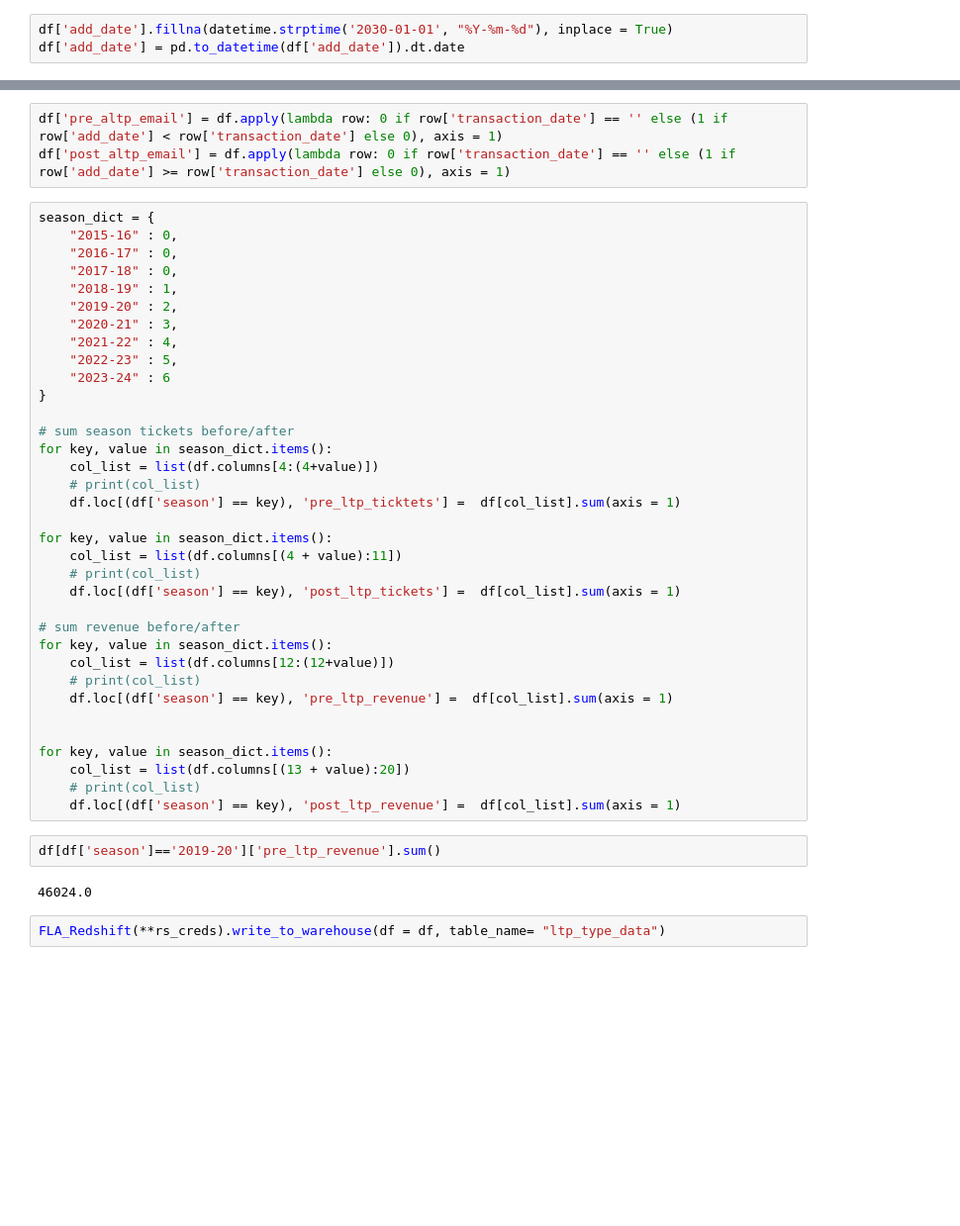
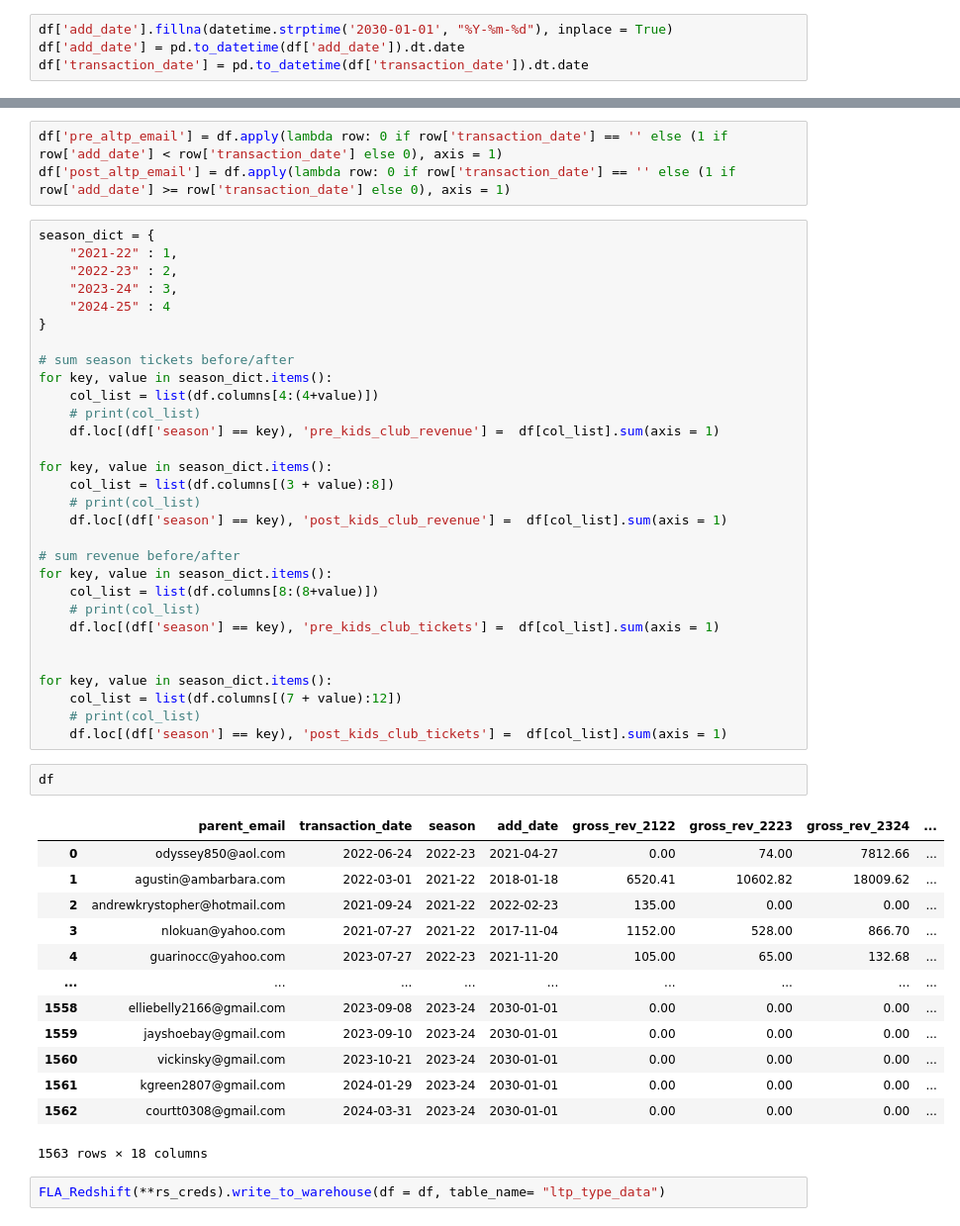
Before and after one commit to riffere-fla/pandas_party, a Jupyter notebook: ltp_2324.ipynb, the cells around one changed output, grey strips where cells are left out. Shown at 99% size. Cells and saved outputs as stored; diff of their text form; blank space fills up the shorter version.

```diff
--- a/ltp_2324.ipynb
+++ b/ltp_2324.ipynb
@@ -205,3 +296,4 @@ df = FLA_Redshift(**rs_creds).query_warehouse(sql_string = q)
 # %%
 df['add_date'].fillna(datetime.strptime('2030-01-01', "%Y-%m-%d"), inplace = True)
 df['add_date'] = pd.to_datetime(df['add_date']).dt.date
+df['transaction_date'] = pd.to_datetime(df['transaction_date']).dt.date
@@ -210,42 +309,49 @@ df['pre_altp_email'] = df.apply(lambda row: 0 if row['transaction_date'] == '' e
 df['post_altp_email'] = df.apply(lambda row: 0 if row['transaction_date'] == '' else (1 if row['add_date'] >= row['transaction_date'] else 0), axis = 1)
 # %%
 season_dict = {
-    "2015-16" : 0,
-    "2016-17" : 0,
-    "2017-18" : 0,
-    "2018-19" : 1,
-    "2019-20" : 2,
-    "2020-21" : 3,
-    "2021-22" : 4,
-    "2022-23" : 5,
-    "2023-24" : 6
+    "2021-22" : 1,
+    "2022-23" : 2,
+    "2023-24" : 3,
+    "2024-25" : 4
 }
 
 # sum season tickets before/after
 for key, value in season_dict.items():
     col_list = list(df.columns[4:(4+value)])
     # print(col_list)
-    df.loc[(df['season'] == key), 'pre_ltp_ticktets'] =  df[col_list].sum(axis = 1)
+    df.loc[(df['season'] == key), 'pre_kids_club_revenue'] =  df[col_list].sum(axis = 1)
 
 for key, value in season_dict.items():
-    col_list = list(df.columns[(4 + value):11])
+    col_list = list(df.columns[(3 + value):8])
     # print(col_list)
-    df.loc[(df['season'] == key), 'post_ltp_tickets'] =  df[col_list].sum(axis = 1)
+    df.loc[(df['season'] == key), 'post_kids_club_revenue'] =  df[col_list].sum(axis = 1)
 
 # sum revenue before/after
 for key, value in season_dict.items():
-    col_list = list(df.columns[12:(12+value)])
+    col_list = list(df.columns[8:(8+value)])
     # print(col_list)
-    df.loc[(df['season'] == key), 'pre_ltp_revenue'] =  df[col_list].sum(axis = 1)
+    df.loc[(df['season'] == key), 'pre_kids_club_tickets'] =  df[col_list].sum(axis = 1)
 
 
 for key, value in season_dict.items():
-    col_list = list(df.columns[(13 + value):20])
+    col_list = list(df.columns[(7 + value):12])
     # print(col_list)
-    df.loc[(df['season'] == key), 'post_ltp_revenue'] =  df[col_list].sum(axis = 1)
+    df.loc[(df['season'] == key), 'post_kids_club_tickets'] =  df[col_list].sum(axis = 1)
-# %%
-df[df['season']=='2019-20']['pre_ltp_revenue'].sum()
-# %% [output]
-46024.0
+# %%
+df
+# %% [output]
+|  | parent_email | transaction_date | season | add_date | gross_rev_2122 | gross_rev_2223 | gross_rev_2324 | ... |
+| 0 | odyssey850@aol.com | 2022-06-24 | 2022-23 | 2021-04-27 | 0.00 | 74.00 | 7812.66 | ... |
+| 1 | agustin@ambarbara.com | 2022-03-01 | 2021-22 | 2018-01-18 | 6520.41 | 10602.82 | 18009.62 | ... |
+| 2 | andrewkrystopher@hotmail.com | 2021-09-24 | 2021-22 | 2022-02-23 | 135.00 | 0.00 | 0.00 | ... |
+| 3 | nlokuan@yahoo.com | 2021-07-27 | 2021-22 | 2017-11-04 | 1152.00 | 528.00 | 866.70 | ... |
+| 4 | guarinocc@yahoo.com | 2023-07-27 | 2022-23 | 2021-11-20 | 105.00 | 65.00 | 132.68 | ... |
+| ... | ... | ... | ... | ... | ... | ... | ... | ... |
+| 1558 | elliebelly2166@gmail.com | 2023-09-08 | 2023-24 | 2030-01-01 | 0.00 | 0.00 | 0.00 | ... |
+| 1559 | jayshoebay@gmail.com | 2023-09-10 | 2023-24 | 2030-01-01 | 0.00 | 0.00 | 0.00 | ... |
+| 1560 | vickinsky@gmail.com | 2023-10-21 | 2023-24 | 2030-01-01 | 0.00 | 0.00 | 0.00 | ... |
+| 1561 | kgreen2807@gmail.com | 2024-01-29 | 2023-24 | 2030-01-01 | 0.00 | 0.00 | 0.00 | ... |
+| 1562 | courtt0308@gmail.com | 2024-03-31 | 2023-24 | 2030-01-01 | 0.00 | 0.00 | 0.00 | ... |
+1563 rows × 18 columns
 # %%
 FLA_Redshift(**rs_creds).write_to_warehouse(df = df, table_name= "ltp_type_data")
```
Also changed, not shown: parts of 3 cells of this notebook, 5 other files.
